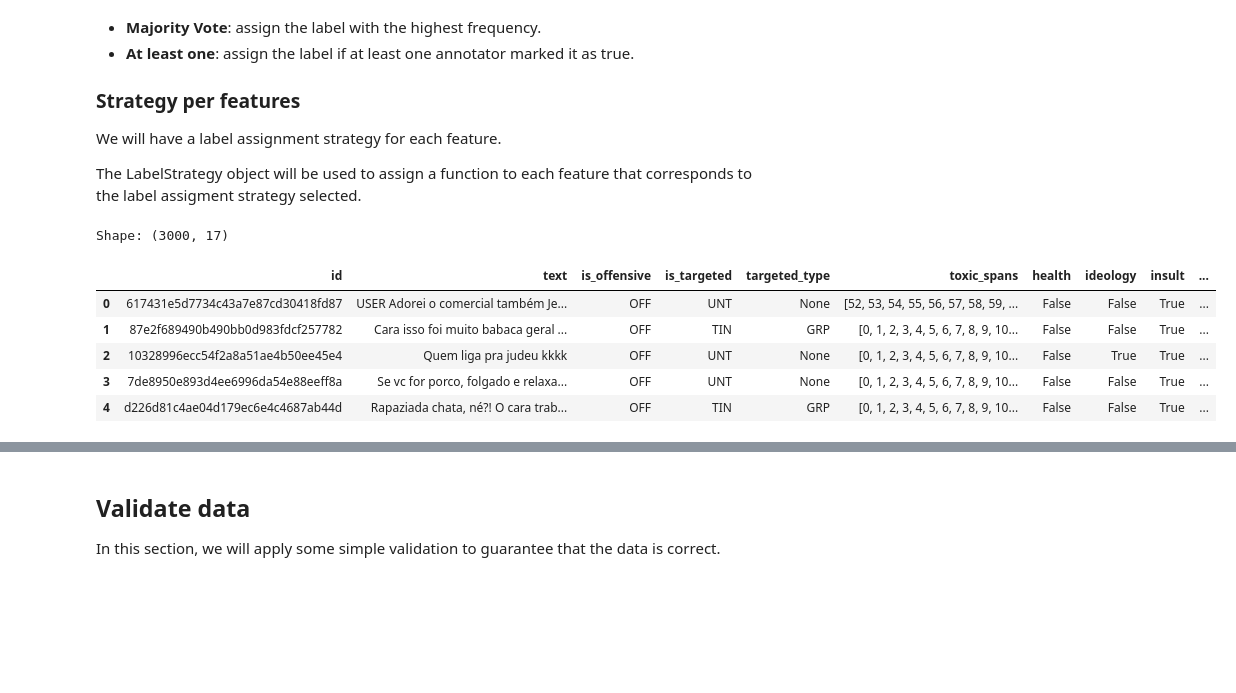
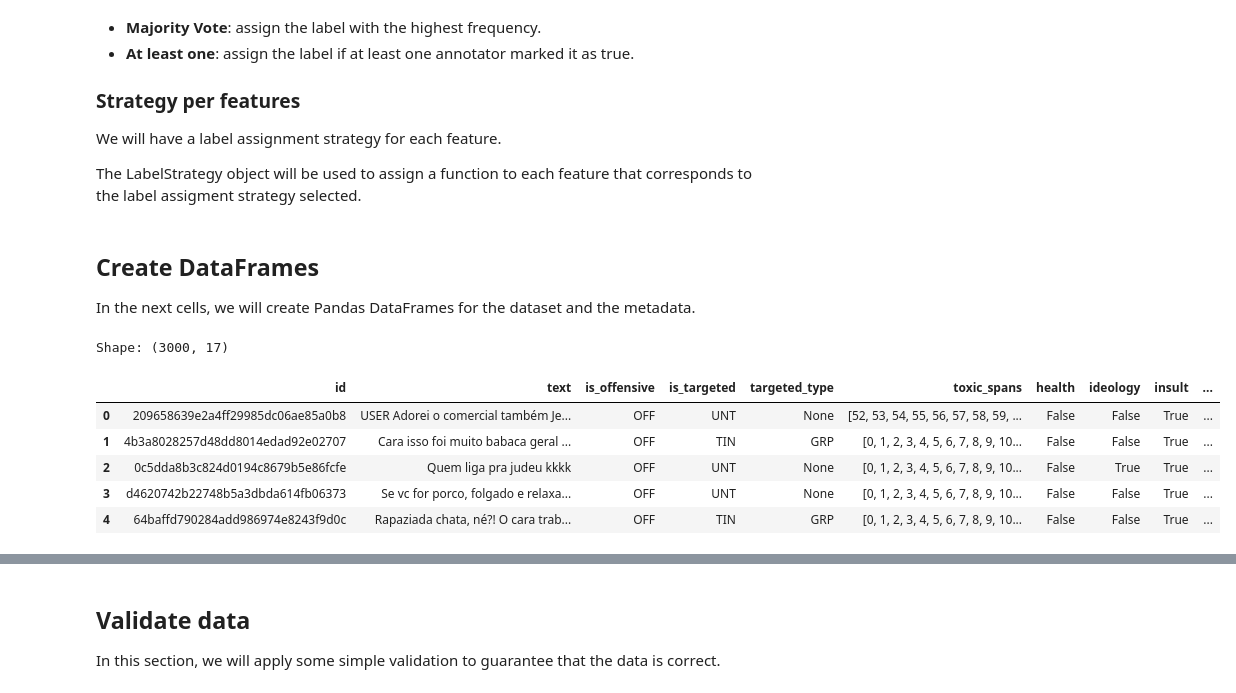
Before and after one commit to DougTrajano/olid-br, a Jupyter notebook: notebooks/processing/build_dataset.ipynb, the cells around one changed output, grey strips where cells are left out. Cells and saved outputs as stored; diff of their text form; code cells hidden in the pictures; blank space fills up the shorter version.

Commit message:
Update build_dataset

```diff
--- a/notebooks/processing/build_dataset.ipynb
+++ b/notebooks/processing/build_dataset.ipynb
@@ -733,17 +733,24 @@ processed_texts, metadata = dataset.build(
     raw=data,
     label_strategy=label_strategy
 )
+
+processed_texts = [i.dict() for i in processed_texts]
+metadata = [i.dict() for i in metadata]
+# %% [markdown]
+## Create DataFrames
+
+In the next cells, we will create Pandas DataFrames for the dataset and the metadata.
 # %%
-df = pd.DataFrame([i.dict() for i in processed_texts])
+df = pd.DataFrame(processed_texts)
 
 print(f"Shape: {df.shape}")
 df.head()
 # %% [output]
 Shape: (3000, 17)
 |  | id | text | is_offensive | is_targeted | targeted_type | toxic_spans | health | ideology | insult | ... |
-| 0 | 617431e5d7734c43a7e87cd30418fd87 | USER Adorei o comercial também Je... | OFF | UNT | None | [52, 53, 54, 55, 56, 57, 58, 59, ... | False | False | True | ... |
-| 1 | 87e2f689490b490bb0d983fdcf257782 | Cara isso foi muito babaca geral ... | OFF | TIN | GRP | [0, 1, 2, 3, 4, 5, 6, 7, 8, 9, 10... | False | False | True | ... |
-| 2 | 10328996ecc54f2a8a51ae4b50ee45e4 | Quem liga pra judeu kkkk | OFF | UNT | None | [0, 1, 2, 3, 4, 5, 6, 7, 8, 9, 10... | False | True | True | ... |
-| 3 | 7de8950e893d4ee6996da54e88eeff8a | Se vc for porco, folgado e relaxa... | OFF | UNT | None | [0, 1, 2, 3, 4, 5, 6, 7, 8, 9, 10... | False | False | True | ... |
-| 4 | d226d81c4ae04d179ec6e4c4687ab44d | Rapaziada chata, né?! O cara trab... | OFF | TIN | GRP | [0, 1, 2, 3, 4, 5, 6, 7, 8, 9, 10... | False | False | True | ... |
+| 0 | 209658639e2a4ff29985dc06ae85a0b8 | USER Adorei o comercial também Je... | OFF | UNT | None | [52, 53, 54, 55, 56, 57, 58, 59, ... | False | False | True | ... |
+| 1 | 4b3a8028257d48dd8014edad92e02707 | Cara isso foi muito babaca geral ... | OFF | TIN | GRP | [0, 1, 2, 3, 4, 5, 6, 7, 8, 9, 10... | False | False | True | ... |
+| 2 | 0c5dda8b3c824d0194c8679b5e86fcfe | Quem liga pra judeu kkkk | OFF | UNT | None | [0, 1, 2, 3, 4, 5, 6, 7, 8, 9, 10... | False | True | True | ... |
+| 3 | d4620742b22748b5a3dbda614fb06373 | Se vc for porco, folgado e relaxa... | OFF | UNT | None | [0, 1, 2, 3, 4, 5, 6, 7, 8, 9, 10... | False | False | True | ... |
+| 4 | 64baffd790284add986974e8243f9d0c | Rapaziada chata, né?! O cara trab... | OFF | TIN | GRP | [0, 1, 2, 3, 4, 5, 6, 7, 8, 9, 10... | False | False | True | ... |
 # %%
```
Also changed, not shown: parts of 21 cells of this notebook, 4 other files.
